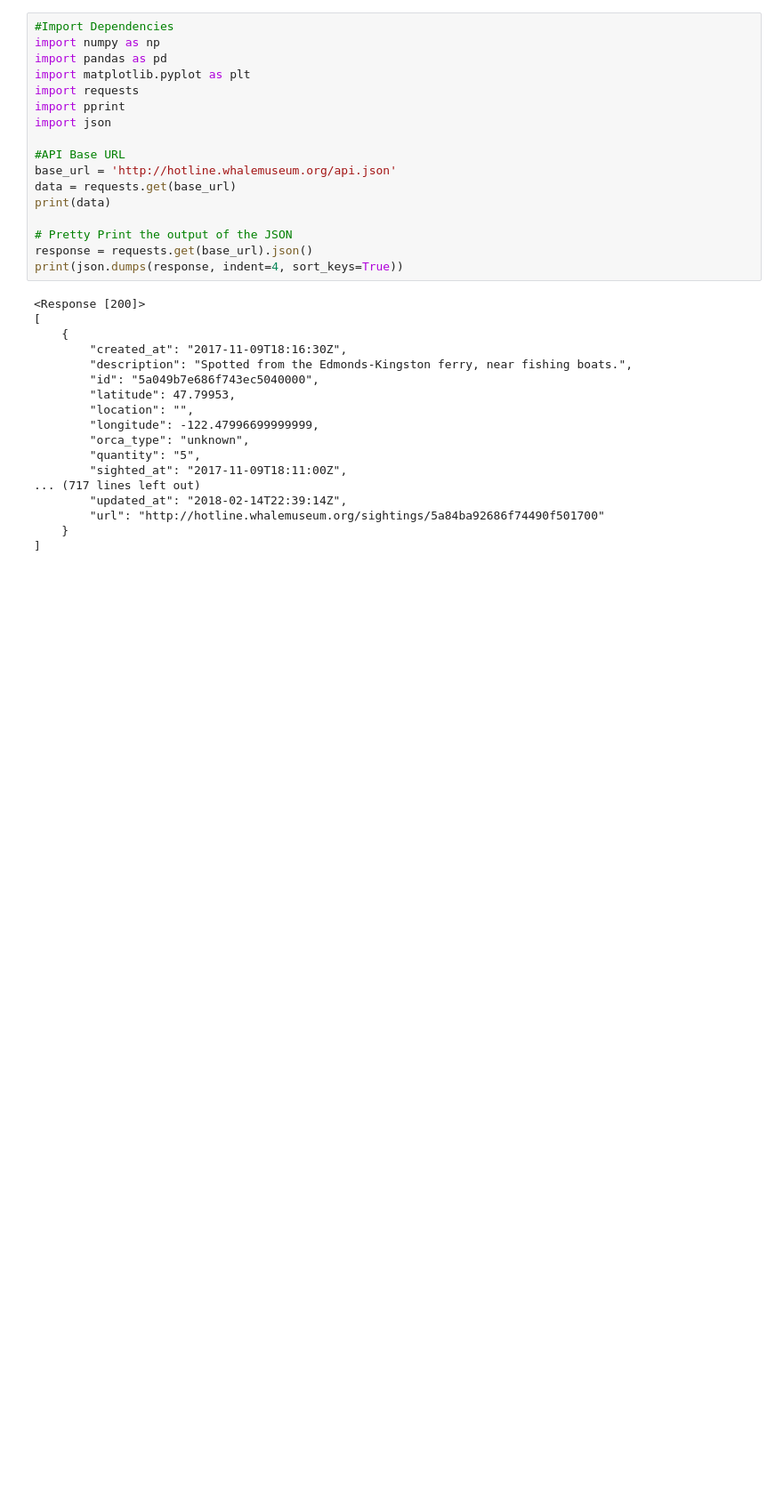
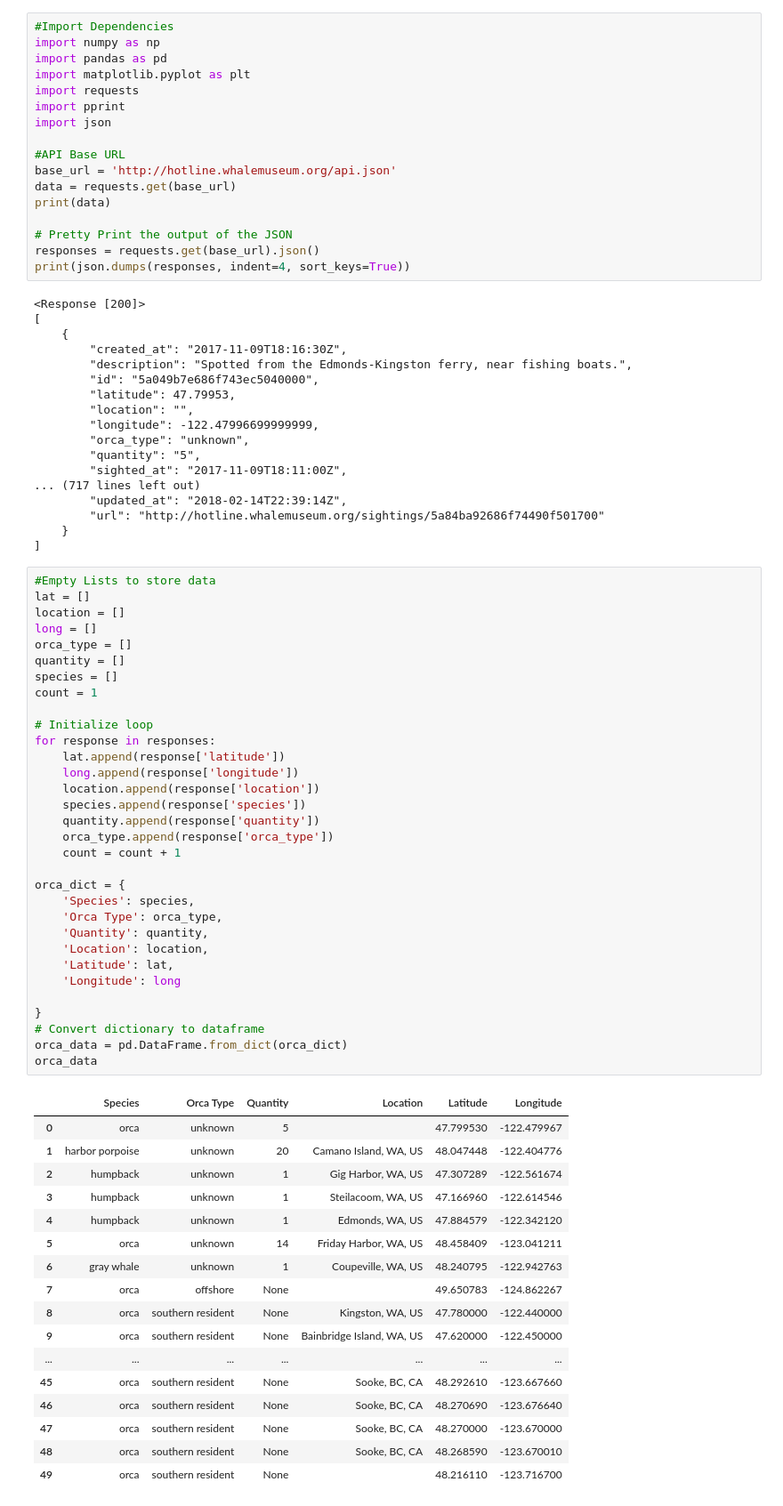
Before and after one commit to lyli888/orca, a Jupyter notebook: WhaleMaps.ipynb, the cells around one changed output. Shown at 89% size. Saved outputs shown, nothing was run; the diff lists cells and outputs as text; blank space fills up the shorter version.

Commit message:
Working Datafrom from JSON

```diff
--- a/WhaleMaps.ipynb
+++ b/WhaleMaps.ipynb
@@ -13,8 +13,8 @@ data = requests.get(base_url)
 print(data)
 
 # Pretty Print the output of the JSON
-response = requests.get(base_url).json()
-print(json.dumps(response, indent=4, sort_keys=True))
+responses = requests.get(base_url).json()
+print(json.dumps(responses, indent=4, sort_keys=True))
 # %% [output]
 <Response [200]>
 [
@@ -33,3 +33,53 @@ print(json.dumps(response, indent=4, sort_keys=True))
         "url": "http://hotline.whalemuseum.org/sightings/5a84ba92686f74490f501700"
     }
 ]
+# %%
+#Empty Lists to store data
+lat = []
+location = []
+long = []
+orca_type = []
+quantity = []
+species = []
+count = 1
+
+# Initialize loop
+for response in responses:
+    lat.append(response['latitude'])
+    long.append(response['longitude'])
+    location.append(response['location'])
+    species.append(response['species'])
+    quantity.append(response['quantity'])
+    orca_type.append(response['orca_type'])
+    count = count + 1
+
+orca_dict = {
+    'Species': species,
+    'Orca Type': orca_type,
+    'Quantity': quantity,
+    'Location': location,
+    'Latitude': lat,
+    'Longitude': long
+
+}
+# Convert dictionary to dataframe
+orca_data = pd.DataFrame.from_dict(orca_dict)
+orca_data
+# %% [output]
+|  | Species | Orca Type | Quantity | Location | Latitude | Longitude |
+| 0 | orca | unknown | 5 |  | 47.799530 | -122.479967 |
+| 1 | harbor porpoise | unknown | 20 | Camano Island, WA, US | 48.047448 | -122.404776 |
+| 2 | humpback | unknown | 1 | Gig Harbor, WA, US | 47.307289 | -122.561674 |
+| 3 | humpback | unknown | 1 | Steilacoom, WA, US | 47.166960 | -122.614546 |
+| 4 | humpback | unknown | 1 | Edmonds, WA, US | 47.884579 | -122.342120 |
+| 5 | orca | unknown | 14 | Friday Harbor, WA, US | 48.458409 | -123.041211 |
+| 6 | gray whale | unknown | 1 | Coupeville, WA, US | 48.240795 | -122.942763 |
+| 7 | orca | offshore | None |  | 49.650783 | -124.862267 |
+| 8 | orca | southern resident | None | Kingston, WA, US | 47.780000 | -122.440000 |
+| 9 | orca | southern resident | None | Bainbridge Island, WA, US | 47.620000 | -122.450000 |
+| ... | ... | ... | ... | ... | ... | ... |
+| 45 | orca | southern resident | None | Sooke, BC, CA | 48.292610 | -123.667660 |
+| 46 | orca | southern resident | None | Sooke, BC, CA | 48.270690 | -123.676640 |
+| 47 | orca | southern resident | None | Sooke, BC, CA | 48.270000 | -123.670000 |
+| 48 | orca | southern resident | None | Sooke, BC, CA | 48.268590 | -123.670010 |
+| 49 | orca | southern resident | None |  | 48.216110 | -123.716700 |
```
